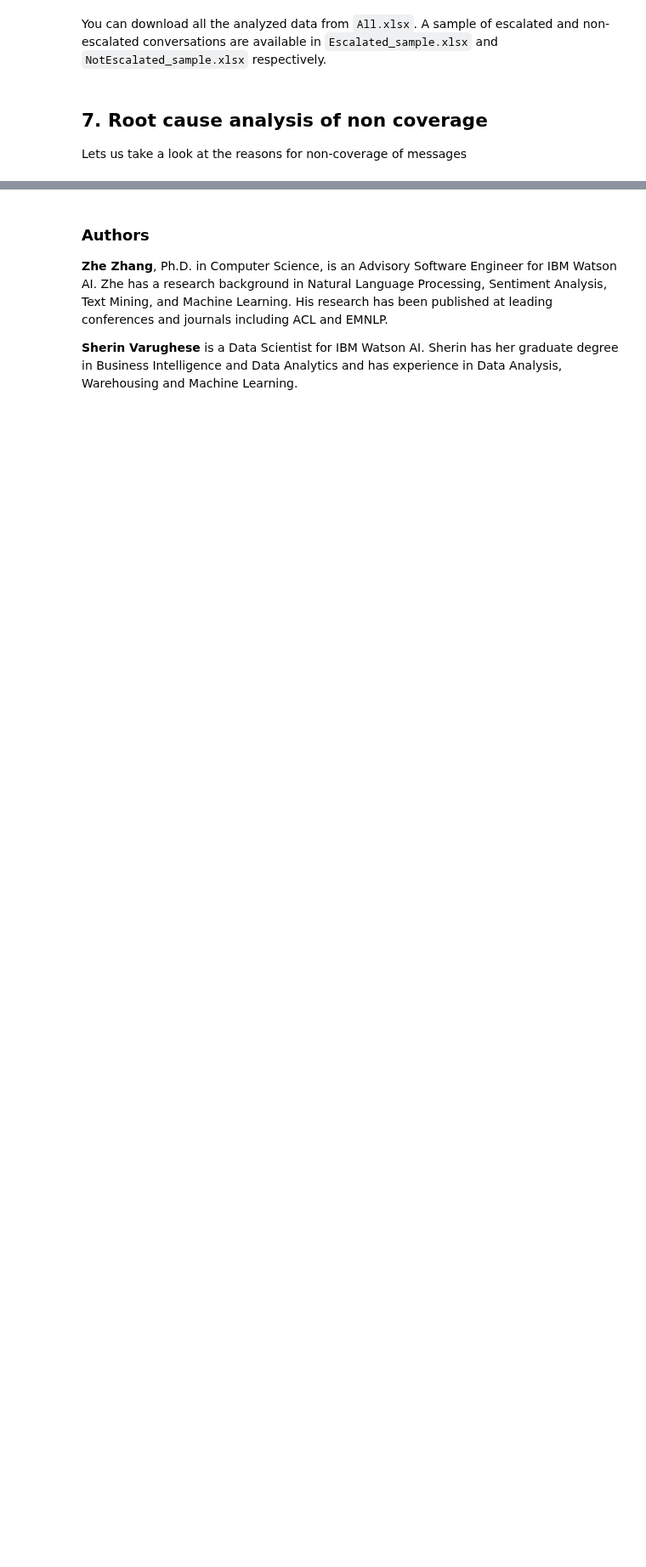
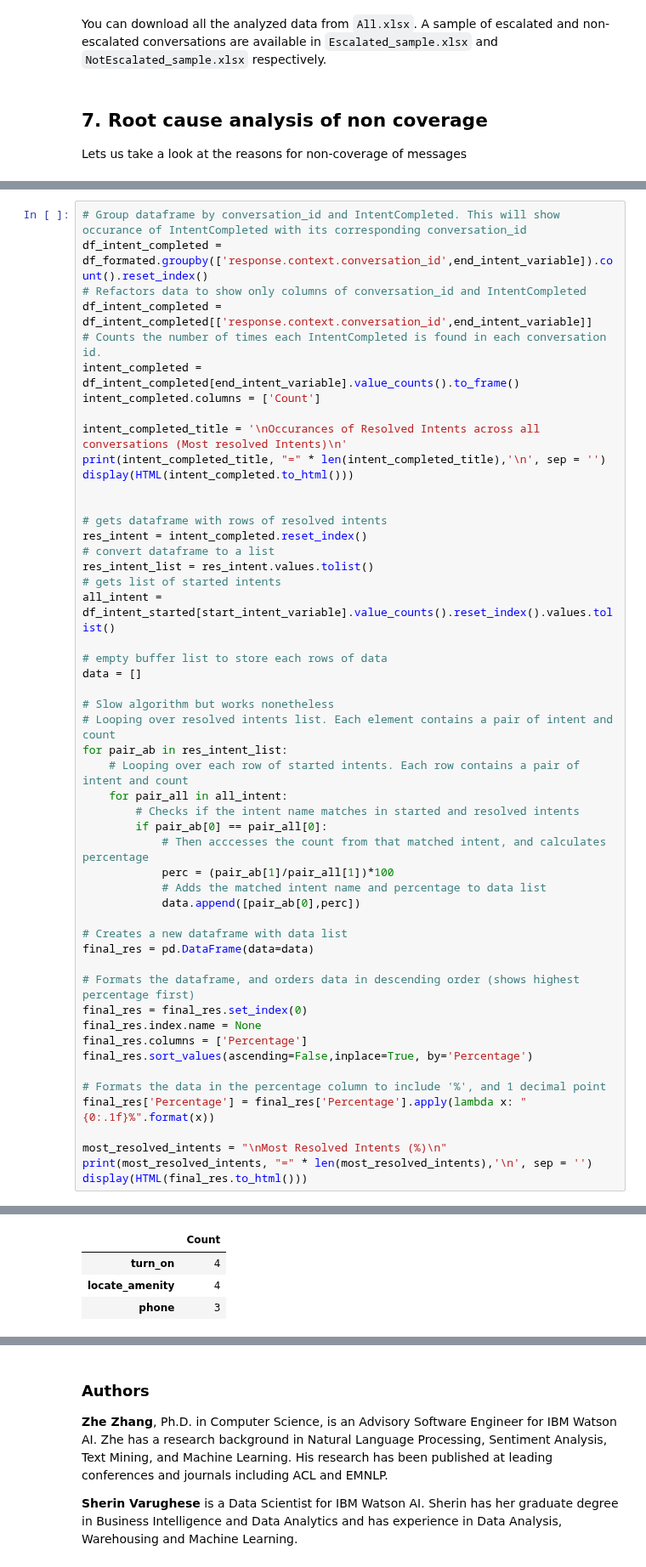
Before and after one commit to watson-developer-cloud/assistant-improve-recommendations-notebook, a Jupyter notebook: notebook/Measure Notebook.ipynb, the cells around one changed output, grey strips where cells are left out. Shown at 85% size. Saved outputs shown, nothing was run; the diff lists cells and outputs as text; blank space fills up the shorter version.

```diff
--- a/notebook/Measure Notebook.ipynb
+++ b/notebook/Measure Notebook.ipynb
@@ -691,0 +745,52 @@ not_covered
+# %%
+# Group dataframe by conversation_id and IntentCompleted. This will show occurance of IntentCompleted with its corresponding conversation_id
+df_intent_completed = df_formated.groupby(['response.context.conversation_id',end_intent_variable]).count().reset_index()
+# Refactors data to show only columns of conversation_id and IntentCompleted
+df_intent_completed = df_intent_completed[['response.context.conversation_id',end_intent_variable]]
+# Counts the number of times each IntentCompleted is found in each conversation id.
+intent_completed = df_intent_completed[end_intent_variable].value_counts().to_frame()
+intent_completed.columns = ['Count']
+
+intent_completed_title = '\nOccurances of Resolved Intents across all conversations (Most resolved Intents)\n'
+print(intent_completed_title, "=" * len(intent_completed_title),'\n', sep = '')
+display(HTML(intent_completed.to_html()))
+
+
+# gets dataframe with rows of resolved intents
+res_intent = intent_completed.reset_index()
+# convert dataframe to a list
+res_intent_list = res_intent.values.tolist()
+# gets list of started intents
+all_intent = df_intent_started[start_intent_variable].value_counts().reset_index().values.tolist()
+
+# empty buffer list to store each rows of data
+data = []
+
+# Slow algorithm but works nonetheless
+# Looping over resolved intents list. Each element contains a pair of intent and count
+for pair_ab in res_intent_list:
+    # Looping over each row of started intents. Each row contains a pair of intent and count
+    for pair_all in all_intent:
+        # Checks if the intent name matches in started and resolved intents
+        if pair_ab[0] == pair_all[0]:
+            # Then acccesses the count from that matched intent, and calculates percentage
+            perc = (pair_ab[1]/pair_all[1])*100
+            # Adds the matched intent name and percentage to data list
+            data.append([pair_ab[0],perc])
+
+# Creates a new dataframe with data list
+final_res = pd.DataFrame(data=data)
+
+# Formats the dataframe, and orders data in descending order (shows highest percentage first)
+final_res = final_res.set_index(0)
+final_res.index.name = None
+final_res.columns = ['Percentage']
+final_res.sort_values(ascending=False,inplace=True, by='Percentage')
+
+# Formats the data in the percentage column to include '%', and 1 decimal point
+final_res['Percentage'] = final_res['Percentage'].apply(lambda x: "{0:.1f}%".format(x))
+
+most_resolved_intents = "\nMost Resolved Intents (%)\n"
+print(most_resolved_intents, "=" * len(most_resolved_intents),'\n', sep = '')
+display(HTML(final_res.to_html()))
+# %% [output]
@@ -691,0 +799,4 @@ not_covered
+|  | Count |
+| turn_on | 4 |
+| locate_amenity | 4 |
+| phone | 3 |
```
Also changed, not shown: parts of 17 cells of this notebook.
